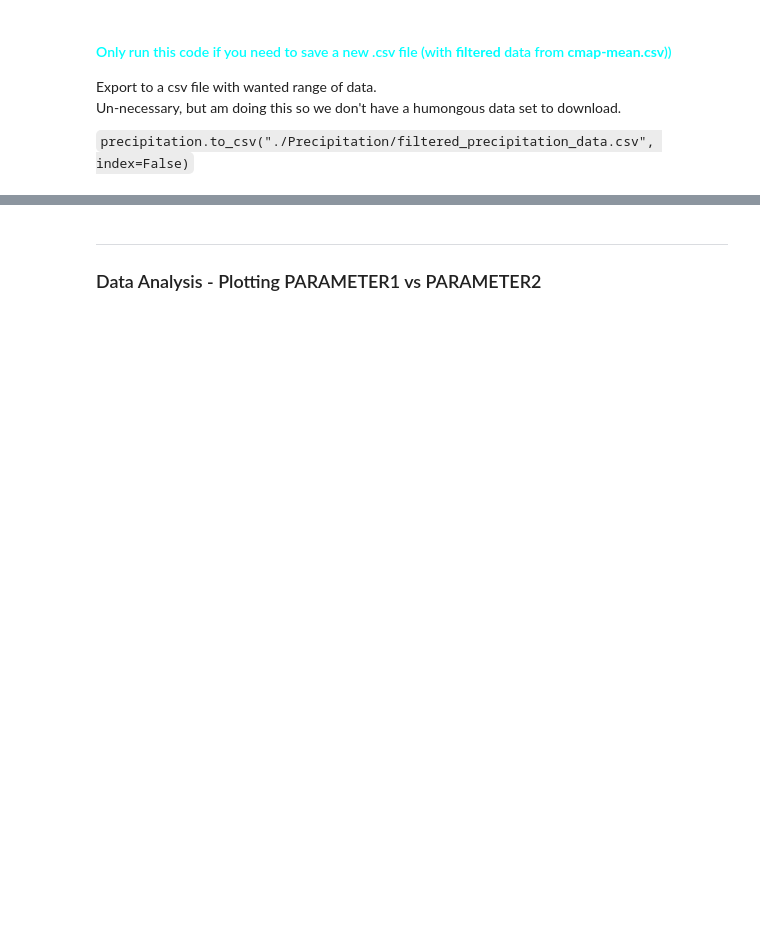
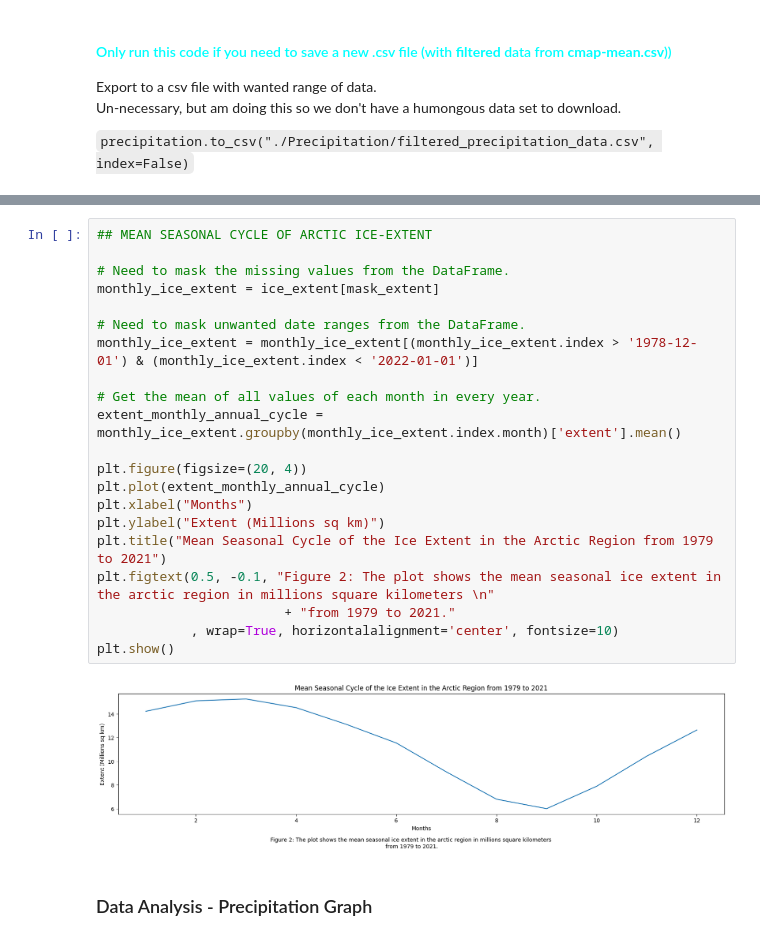
Before and after one commit to gardeneda/Arctic-Ice-vs-Precipitation, a Jupyter notebook: data_management.ipynb, the cells around one changed output, grey strips where cells are left out. Drawn from its saved outputs; the diff is of its cells as text; blank space fills up the shorter version.

```diff
--- a/data_management.ipynb
+++ b/data_management.ipynb
@@ -314,3 +322,25 @@ Un-necessary, but am doing this so we don't have a humongous data set to downloa
+# %%
+## MEAN SEASONAL CYCLE OF ARCTIC ICE-EXTENT
+
+# Need to mask the missing values from the DataFrame.
+monthly_ice_extent = ice_extent[mask_extent]
+
+# Need to mask unwanted date ranges from the DataFrame.
+monthly_ice_extent = monthly_ice_extent[(monthly_ice_extent.index > '1978-12-01') & (monthly_ice_extent.index < '2022-01-01')]
+
+# Get the mean of all values of each month in every year.
+extent_monthly_annual_cycle = monthly_ice_extent.groupby(monthly_ice_extent.index.month)['extent'].mean()
+
+plt.figure(figsize=(20, 4))
+plt.plot(extent_monthly_annual_cycle)
+plt.xlabel("Months")
+plt.ylabel("Extent (Millions sq km)")
+plt.title("Mean Seasonal Cycle of the Ice Extent in the Arctic Region from 1979 to 2021")
+plt.figtext(0.5, -0.1, "Figure 2: The plot shows the mean seasonal ice extent in the arctic region in millions square kilometers \n"
+                        + "from 1979 to 2021."
+            , wrap=True, horizontalalignment='center', fontsize=10)
+plt.show()
+# %% [output]
+[figure, added]
 # %% [markdown]
-<hr>
-<h3>Data Analysis - Plotting PARAMETER1 vs PARAMETER2</h3>
+<h3>Data Analysis - Precipitation Graph</h3>
```
Also changed, not shown: parts of 12 cells of this notebook.
